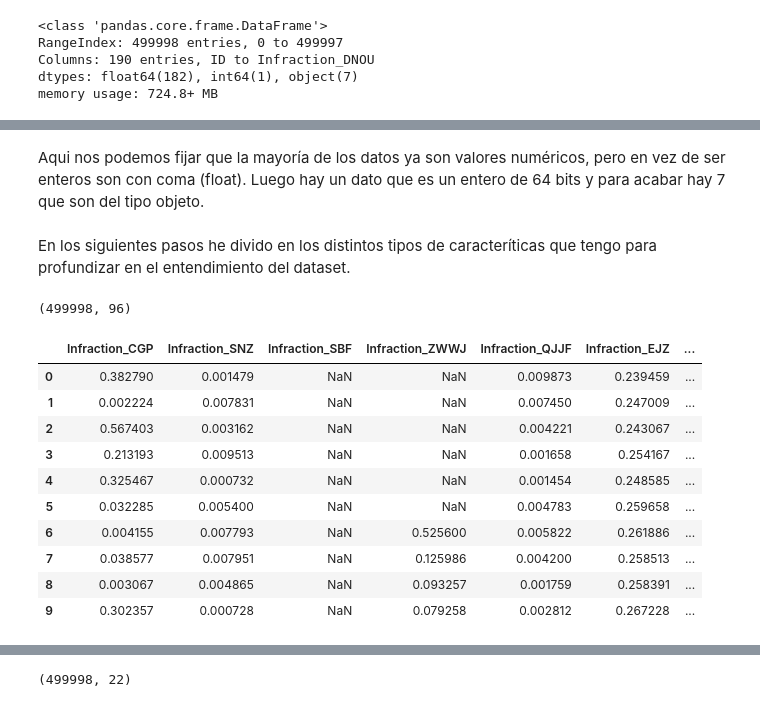
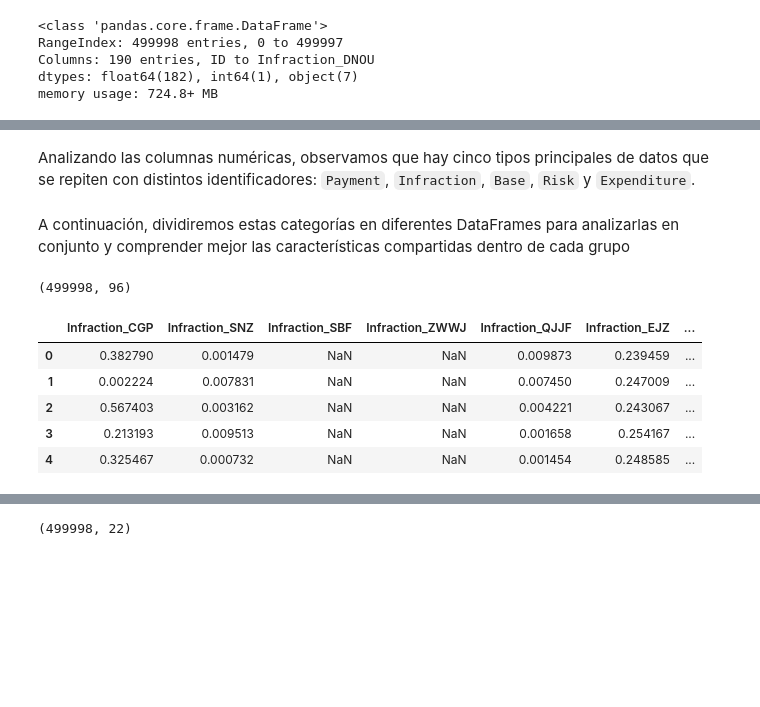
Before and after one commit to AndreesBenitoo/Practica_AA_Andres_Pedro, a Jupyter notebook: preprocess.ipynb, the cells around one changed output, grey strips where cells are left out. Drawn from its saved outputs; the diff is of its cells as text; code cells hidden in the pictures; blank space fills up the shorter version.

```diff
--- a/preprocess.ipynb
+++ b/preprocess.ipynb
@@ -115,27 +166,22 @@ dtype: object
-# %% [markdown]
-Aqui nos podemos fijar que la mayoría de los datos ya son valores numéricos, pero en vez de ser enteros son con coma (float). Luego hay un dato que es un entero de 64 bits y para acabar hay 7 que son del tipo objeto.
-# %% [markdown]
-En los siguientes pasos he divido en los distintos tipos de caracteríticas que tengo para profundizar en el entendimiento del dataset.
+# %% [markdown]
+Analizando las columnas numéricas, observamos que hay cinco tipos principales de datos que se repiten con distintos identificadores: `Payment`, `Infraction`, `Base`, `Risk` y `Expenditure`.
+# %% [markdown]
+ A continuación, dividiremos estas categorías en diferentes DataFrames para analizarlas en conjunto y comprender mejor las características compartidas dentro de cada grupo
 # %%
 # Seleccionar solo las columnas que contienen 'Infraction' en su nombre
 df_infractions = df.filter(regex='Infraction')
 
 # aqui muestro la dimension del dataframe para ver las columnas dedicadas a
 # 'infractions'
 print(df_infractions.shape)
 
 # Mostrar las primeras filas para verificar el resultado
-df_infractions.head(10)
+df_infractions.head()
 # %% [output]
 (499998, 96)
 |  | Infraction_CGP | Infraction_SNZ | Infraction_SBF | Infraction_ZWWJ | Infraction_QJJF | Infraction_EJZ | ... |
 | 0 | 0.382790 | 0.001479 | NaN | NaN | 0.009873 | 0.239459 | ... |
 | 1 | 0.002224 | 0.007831 | NaN | NaN | 0.007450 | 0.247009 | ... |
 | 2 | 0.567403 | 0.003162 | NaN | NaN | 0.004221 | 0.243067 | ... |
 | 3 | 0.213193 | 0.009513 | NaN | NaN | 0.001658 | 0.254167 | ... |
 | 4 | 0.325467 | 0.000732 | NaN | NaN | 0.001454 | 0.248585 | ... |
-| 5 | 0.032285 | 0.005400 | NaN | NaN | 0.004783 | 0.259658 | ... |
-| 6 | 0.004155 | 0.007793 | NaN | 0.525600 | 0.005822 | 0.261886 | ... |
-| 7 | 0.038577 | 0.007951 | NaN | 0.125986 | 0.004200 | 0.258513 | ... |
-| 8 | 0.003067 | 0.004865 | NaN | 0.093257 | 0.001759 | 0.258391 | ... |
-| 9 | 0.302357 | 0.000728 | NaN | 0.079258 | 0.002812 | 0.267228 | ... |
```
Also changed, not shown: parts of 170 cells of this notebook.
